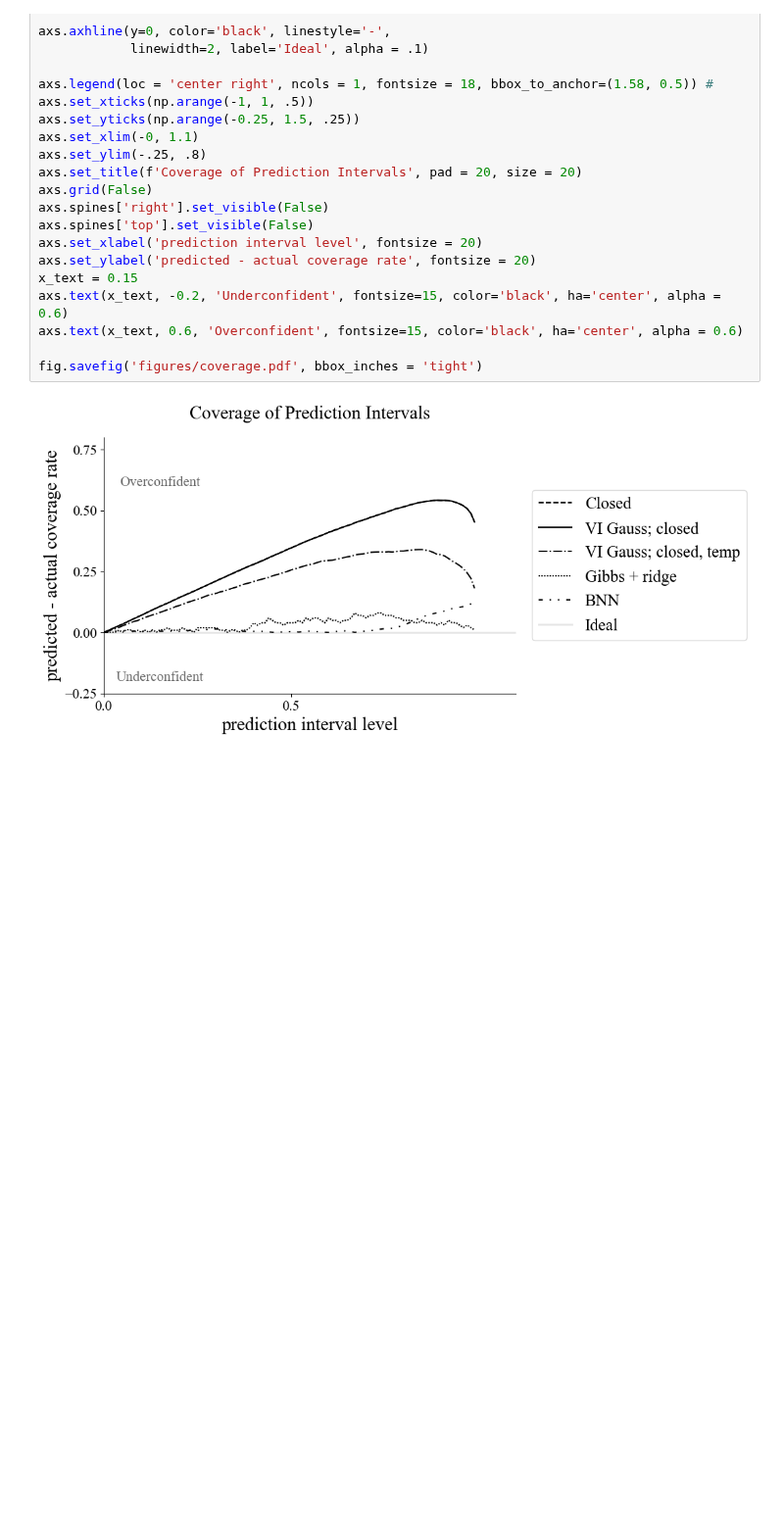
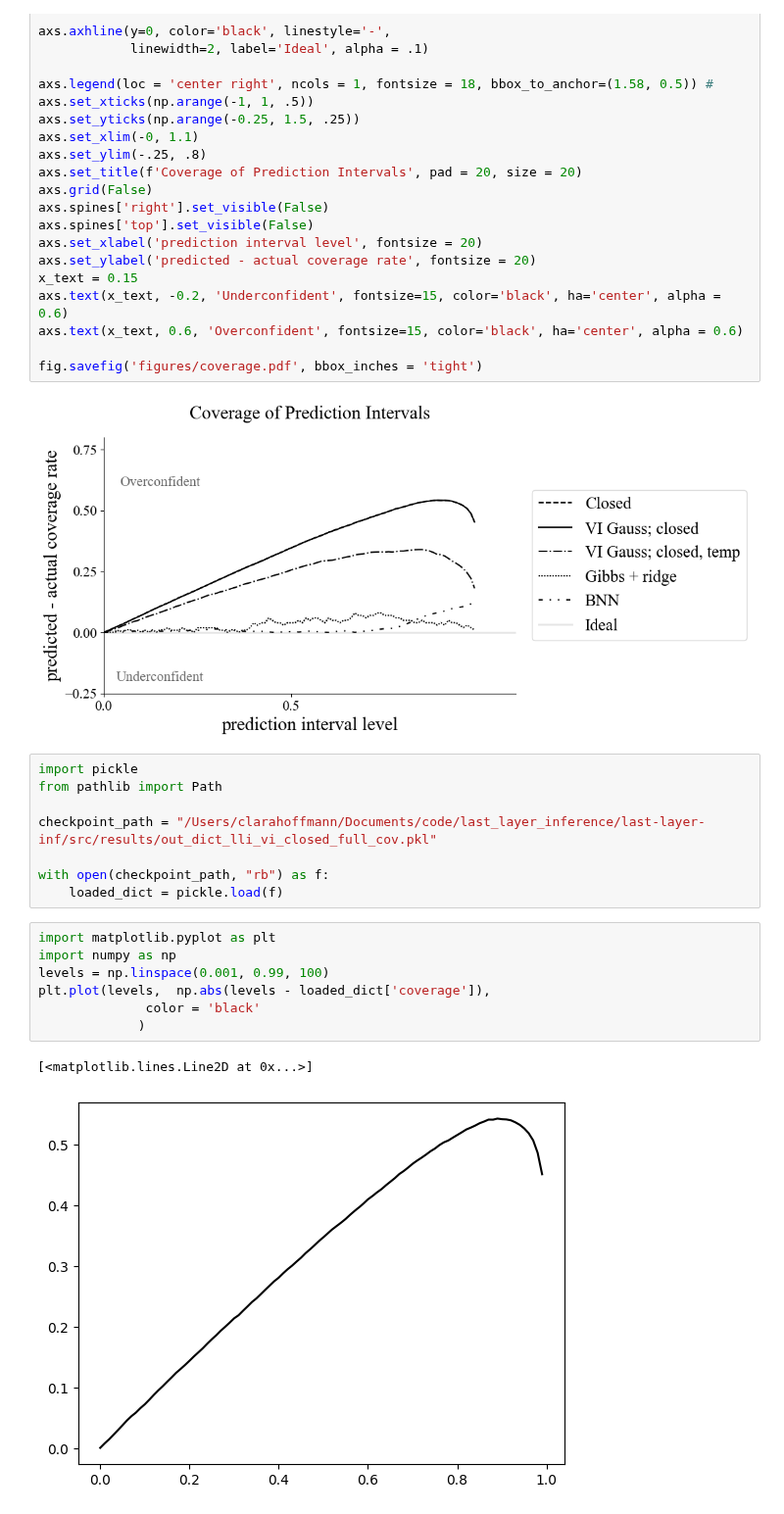
Before and after one commit to clarahoffmann/last-layer-inf, a Jupyter notebook: src/1d_regression.ipynb, the cells around one changed output. Shown at 98% size. Cells and saved outputs as stored; diff of their text form; blank space fills up the shorter version.

```diff
--- a/src/1d_regression.ipynb
+++ b/src/1d_regression.ipynb
@@ -545,3 +530,21 @@ axs.text(x_text, 0.6, 'Overconfident', fontsize=15, color='black', ha='center',
 fig.savefig('figures/coverage.pdf', bbox_inches = 'tight')
 # %% [output]
 [figure]
+# %%
+import pickle
+from pathlib import Path
+
+checkpoint_path = "/Users/clarahoffmann/Documents/code/last_layer_inference/last-layer-inf/src/results/out_dict_lli_vi_closed_full_cov.pkl"
+
+with open(checkpoint_path, "rb") as f:
+    loaded_dict = pickle.load(f)
+# %%
+import matplotlib.pyplot as plt
+import numpy as np
+levels = np.linspace(0.001, 0.99, 100)
+plt.plot(levels,  np.abs(levels - loaded_dict['coverage']),
+              color = 'black'
+             )
+# %% [output]
+[<matplotlib.lines.Line2D at 0x...>]
+[figure, added]
```
Also changed, not shown: parts of 7 cells of this notebook.
